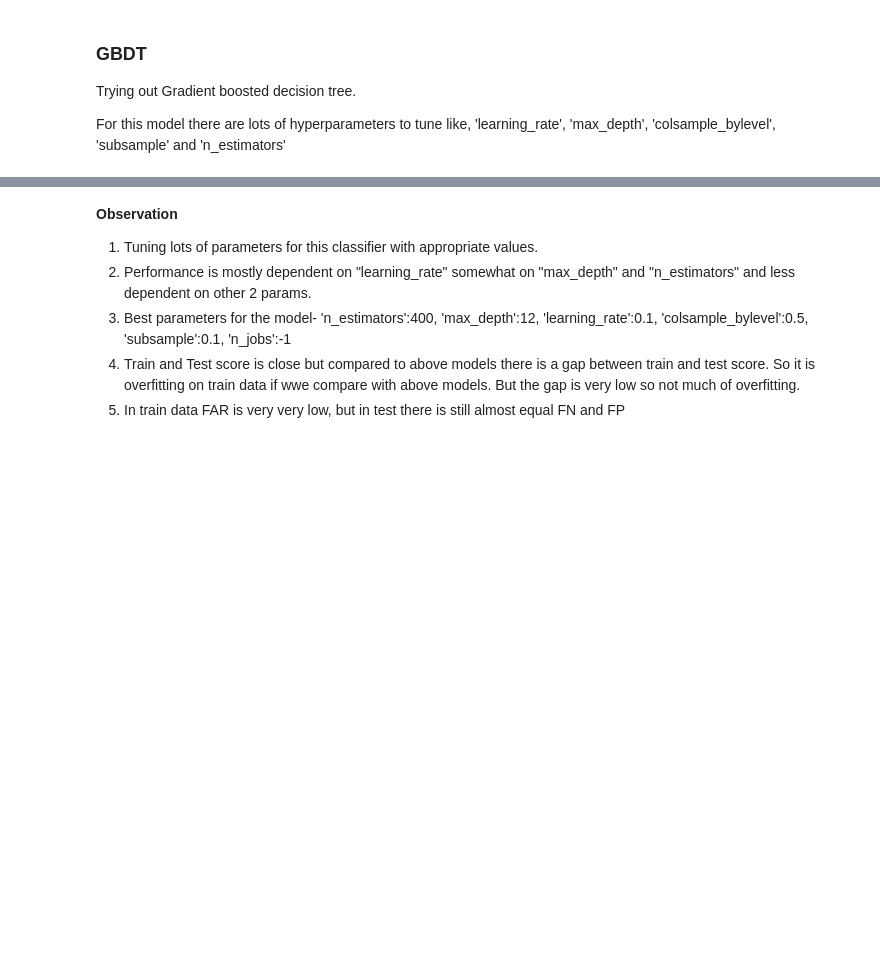
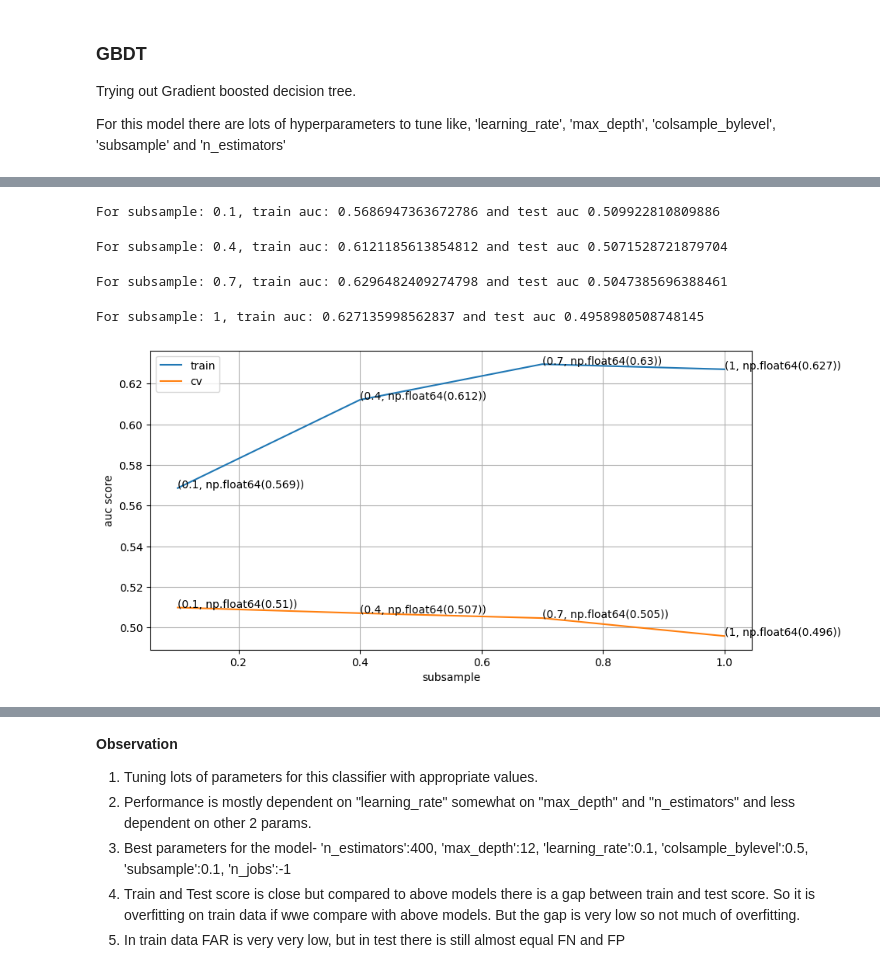
Before and after one commit to DezS4125/An-IDS, a Jupyter notebook: ML Models and Results.ipynb, the cells around one changed output, grey strips where cells are left out. Cells and saved outputs as stored; diff of their text form; code cells hidden in the pictures; blank space fills up the shorter version.

```diff
--- a/ML Models and Results.ipynb
+++ b/ML Models and Results.ipynb
@@ -661 +869,3 @@ xgb_clf, _, _ = cross_validation(CLF_NAME, param, 'max_depth')
+# %%
+x_train_test, y_train_test = pickle.load(open(file_path+'/final_train.pkl', 'rb'))
 # %%
@@ -666,5 +894,11 @@ xgb_clf,_,_ = cross_validation(CLF_NAME, param, 'colsample_bylevel', x_train=x_t
 # %%
 param = {'subsample':[0.1, 0.4, 0.7, 1]}
-xgb_xlf,_,_ = cross_validation(CLF_NAME, param, 'subsample', x_train=x_train.iloc[train_sample], y_train=y_train.iloc[train_sample])
+xgb_xlf,_,_ = cross_validation(CLF_NAME, param, 'subsample', x_train=x_train_new_csr[train_sample], y_train=y_train_test.iloc[train_sample])
+# %% [output]
+For subsample: 0.1, train auc: 0.5686947363672786 and test auc 0.509922810809886
+For subsample: 0.4, train auc: 0.6121185613854812 and test auc 0.5071528721879704
+For subsample: 0.7, train auc: 0.6296482409274798 and test auc 0.5047385696388461
+For subsample: 1, train auc: 0.627135998562837 and test auc 0.4958980508748145
+[figure, added]
 # %%
 param = {'n_estimators':[200, 300, 400]}
```
Also changed, not shown: parts of 50 cells of this notebook, 4 other files.
